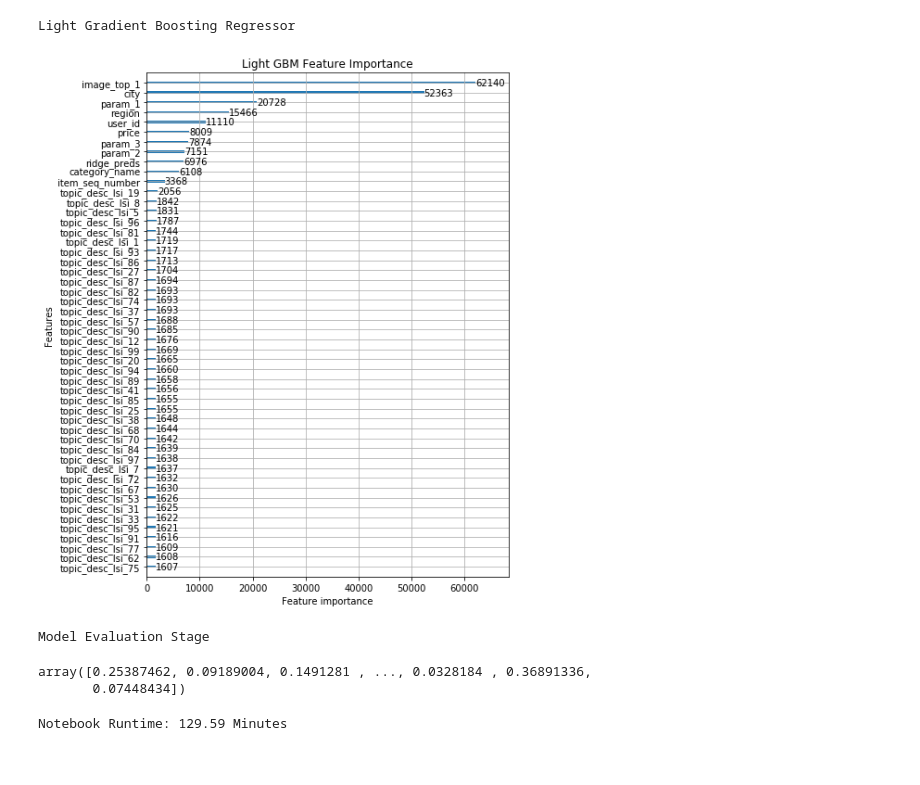
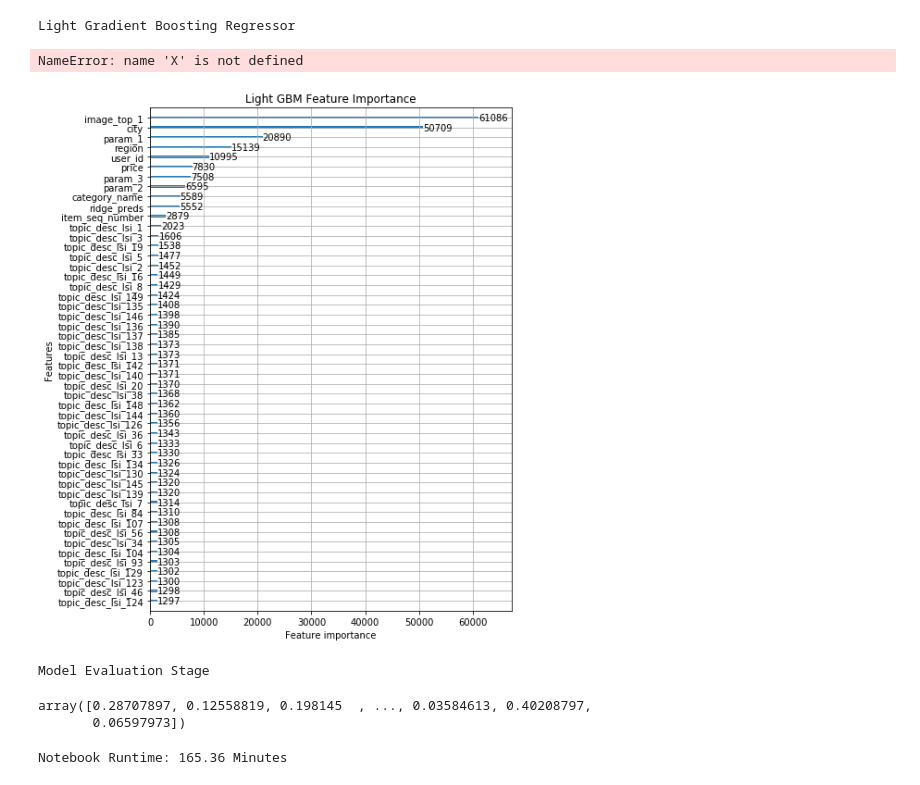
Before and after one commit to stanaya/avito, a Jupyter notebook: avito_third_lsi.ipynb, the cells around one changed output. Saved outputs shown, nothing was run; the diff lists cells and outputs as text; code cells hidden in the pictures.

```diff
--- a/avito_third_lsi.ipynb
+++ b/avito_third_lsi.ipynb
@@ -282,6 +274,6 @@ df['ridge_preds'] = ridge_preds
 Modeling Stage
 # %%
 ## Load LSI feature
-df_lsi_feature = pd.read_csv('topic_feature_lsi.csv', index_col = "item_id")
+df_lsi_feature = pd.read_csv('topic_feature_lsi_150_noscale.csv', index_col = "item_id")
 # %%
 df_lsi_feature.drop("Unnamed: 0", axis=1, inplace=True)
@@ -331,11 +334,11 @@ lgbm_params =  {
     'objective': 'regression',
     'metric': 'rmse',
     # 'max_depth': 15,
-    'num_leaves': 270,
+    'num_leaves': 300,
     'feature_fraction': 0.5,
     'bagging_fraction': 0.75,
     'bagging_freq': 2,
-    'learning_rate': 0.0175,
+    'learning_rate': 0.017,
     'verbose': 0
 }
 # %% [output]
@@ -381,14 +384,16 @@ else:
         num_boost_round=2250,
         verbose_eval=100
     )
+# %% [output]
+NameError: name 'X' is not defined
 # %%
 # Feature Importance Plot
 f, ax = plt.subplots(figsize=[7,10])
-lgb.plot_importance(lgb_clf, max_num_features=50, ax=ax)
+lgb.plot_importance(lgb_clf, max_num_features=100, ax=ax)
 plt.title("Light GBM Feature Importance")
 plt.savefig('feature_import.png')
 # %% [output]
-[figure, old version]
+[figure, new version]
 # %%
 print("Model Evaluation Stage")
 lgpred = lgb_clf.predict(testing)
@@ -397,15 +402,15 @@ Model Evaluation Stage
 # %%
 lgpred
 # %% [output]
-array([0.25387462, 0.09189004, 0.1491281 , ..., 0.0328184 , 0.36891336,
-       0.07448434])
+array([0.28707897, 0.12558819, 0.198145  , ..., 0.03584613, 0.40208797,
+       0.06597973])
 # %%
 #Mixing lightgbm with ridge. I haven't really tested if this improves the score or not
 #blend = 0.95*lgpred + 0.05*ridge_oof_test[:,0]
 lgsub = pd.DataFrame(lgpred,columns=["deal_probability"],index=testdex)
 lgsub['deal_probability'].clip(0.0, 1.0, inplace=True) # Between 0 and 1
-lgsub.to_csv("lgsub_lsi.csv",index=True,header=True)
+lgsub.to_csv("lgsub_lsi_150_noscale.csv",index=True,header=True)
 #print("Model Runtime: %0.2f Minutes"%((time.time() - modelstart)/60))
 print("Notebook Runtime: %0.2f Minutes"%((time.time() - notebookstart)/60))
 # %% [output]
-Notebook Runtime: 129.59 Minutes
+Notebook Runtime: 165.36 Minutes
```
Also changed, not shown: parts of 7 cells of this notebook, 29 other files.
